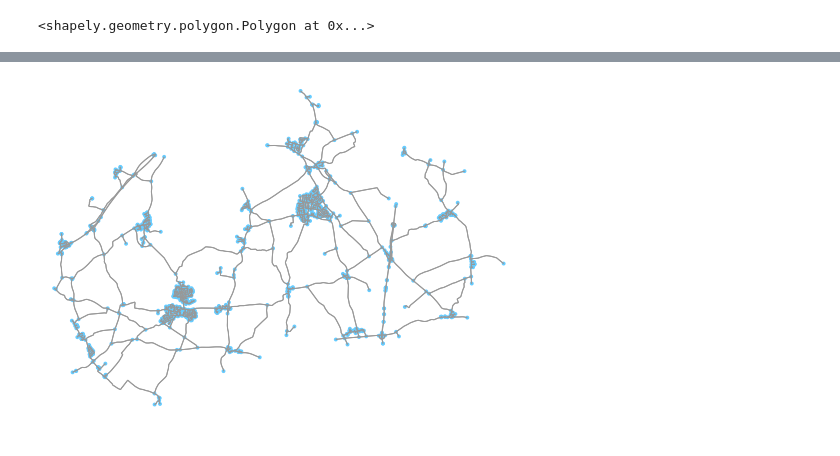
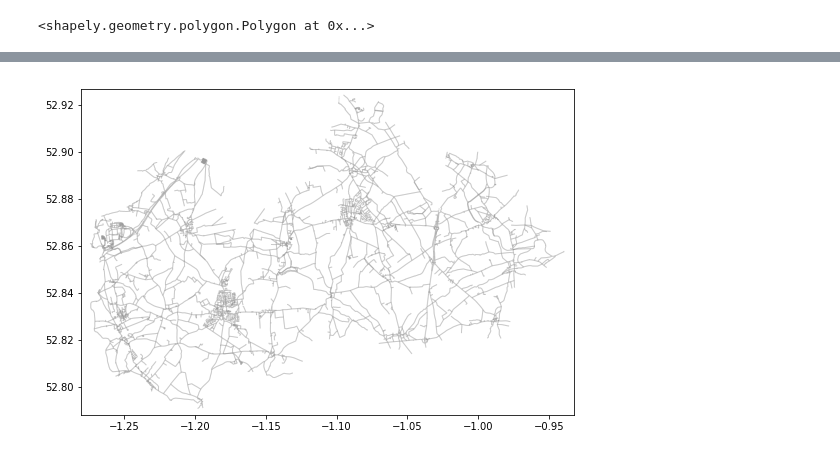
Before and after one commit to psychemedia/crime-data-demo, a Jupyter notebook: Initial Look At The Data.ipynb, the cells around one changed output, grey strips where cells are left out. Cells and saved outputs as stored; diff of their text form; code cells hidden in the pictures.

```diff
--- a/Initial Look At The Data.ipynb
+++ b/Initial Look At The Data.ipynb
@@ -315,6 +346,6 @@ shp
 # %%
-area0_roads = ox.graph_from_polygon(shp, network_type='drive', truncate_by_edge=True,
-                                    clean_periphery=False, simplify=True)
-fig, ax = ox.plot_graph(area0_roads);
+area0_inclprivateroads = ox.graph_from_polygon(shp, network_type='all_private', truncate_by_edge=True,
+                                               clean_periphery=False, simplify=True)
+fig_p, ax_p = ox.plot_graph(area0_inclprivateroads, node_size=0, axis_off=False, edge_alpha=0.3);
 # %% [output]
-[figure, old version]
+[figure, new version]
```
Also changed, not shown: parts of 14 cells of this notebook.
